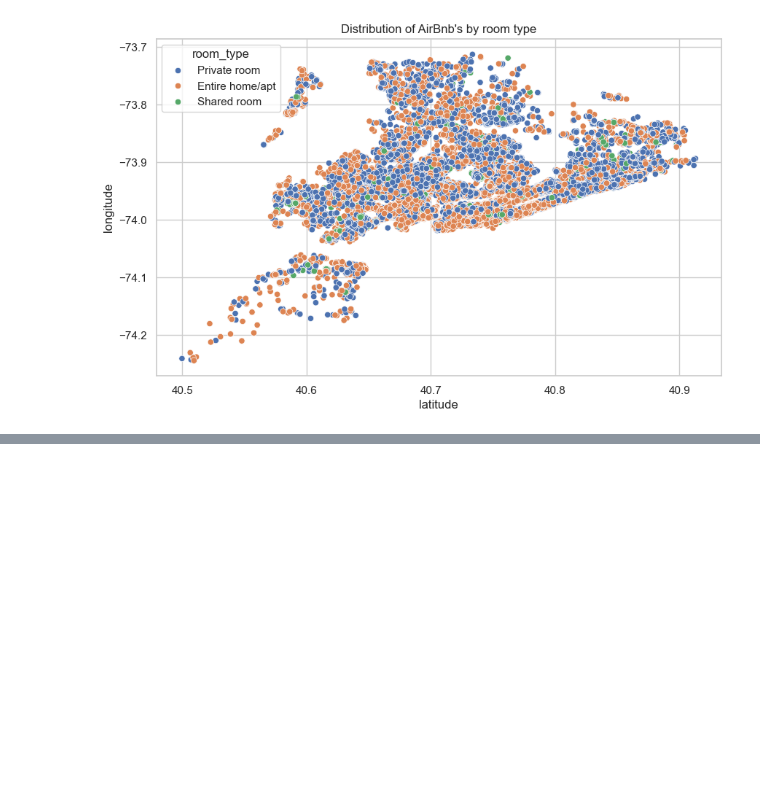
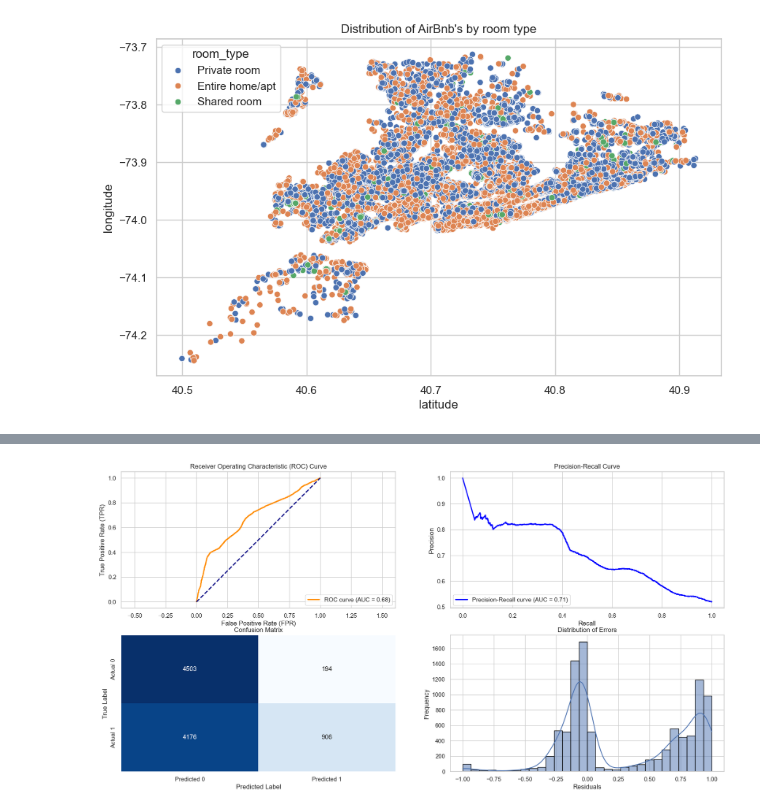
Before and after one commit to IsabellaPodavini/Machine_Learning, a Jupyter notebook: project.ipynb, the cells around one changed output, grey strips where cells are left out. Saved outputs shown, nothing was run; the diff lists cells and outputs as text; code cells hidden in the pictures; blank space fills up the shorter version.

```diff
--- a/project.ipynb
+++ b/project.ipynb
@@ -255,0 +421,6 @@ After applying the log transformation, the price distribution becomes much more
+# %%
+model = Model(GaussianNB(), name='Gaussian Naive Bayes')
+model.fit()
+model.visualize_metrics()
+# %% [output]
+[figure, added]
```
Also changed, not shown: parts of 44 cells of this notebook.
